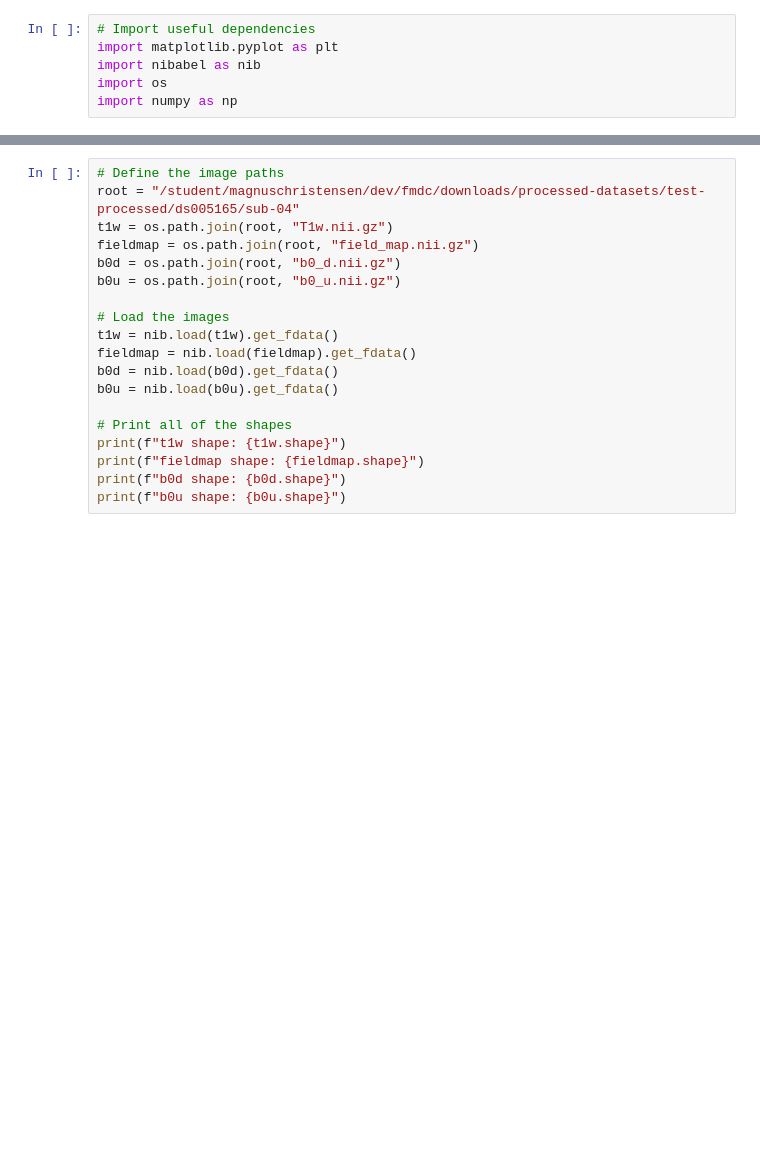
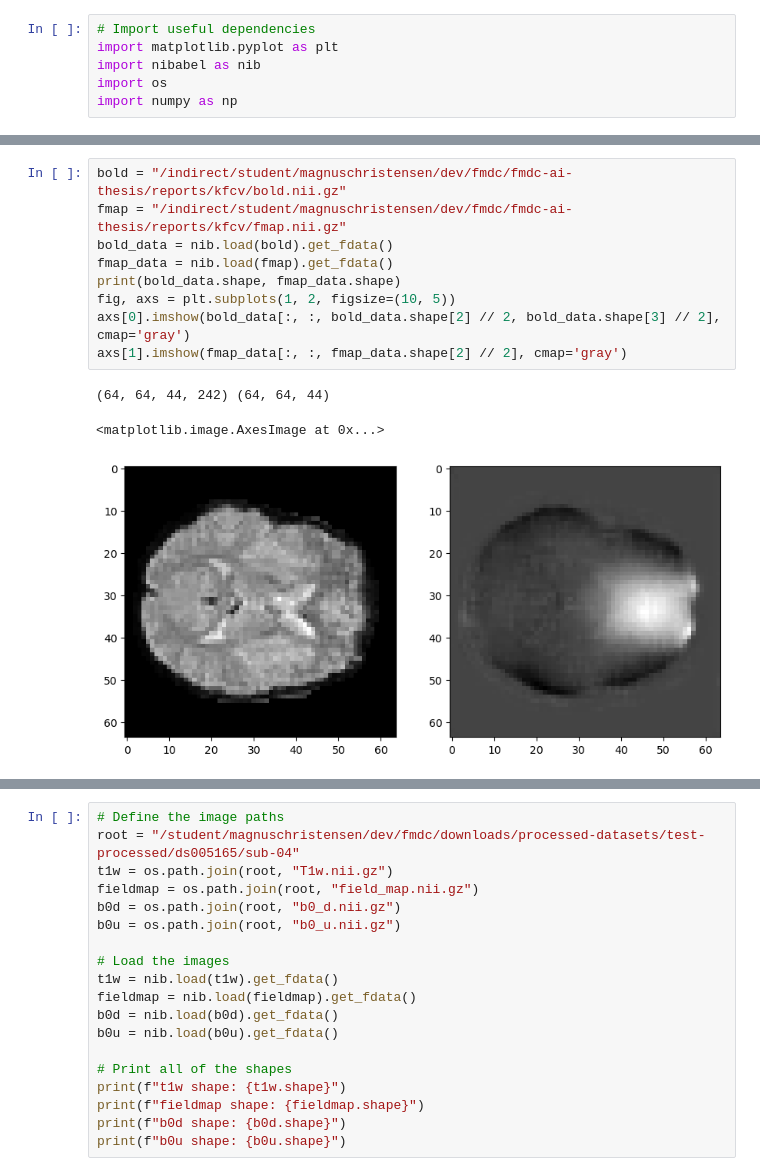
Before and after one commit to Cyrkryta/fmdc-ai-thesis, a Jupyter notebook: helper-scripts/viz.ipynb, the cells around one changed output, grey strips where cells are left out. Drawn from its saved outputs; the diff is of its cells as text; blank space fills up the shorter version.

```diff
--- a/helper-scripts/viz.ipynb
+++ b/helper-scripts/viz.ipynb
@@ -6,0 +17,13 @@ import numpy as np
+# %%
+bold = "/indirect/student/magnuschristensen/dev/fmdc/fmdc-ai-thesis/reports/kfcv/bold.nii.gz"
+fmap = "/indirect/student/magnuschristensen/dev/fmdc/fmdc-ai-thesis/reports/kfcv/fmap.nii.gz"
+bold_data = nib.load(bold).get_fdata()
+fmap_data = nib.load(fmap).get_fdata()
+print(bold_data.shape, fmap_data.shape)
+fig, axs = plt.subplots(1, 2, figsize=(10, 5))
+axs[0].imshow(bold_data[:, :, bold_data.shape[2] // 2, bold_data.shape[3] // 2], cmap='gray')
+axs[1].imshow(fmap_data[:, :, fmap_data.shape[2] // 2], cmap='gray')
+# %% [output]
+(64, 64, 44, 242) (64, 64, 44)
+<matplotlib.image.AxesImage at 0x...>
+[figure, added]
```
Also changed, not shown: parts of 3 cells of this notebook, 7 other files.
